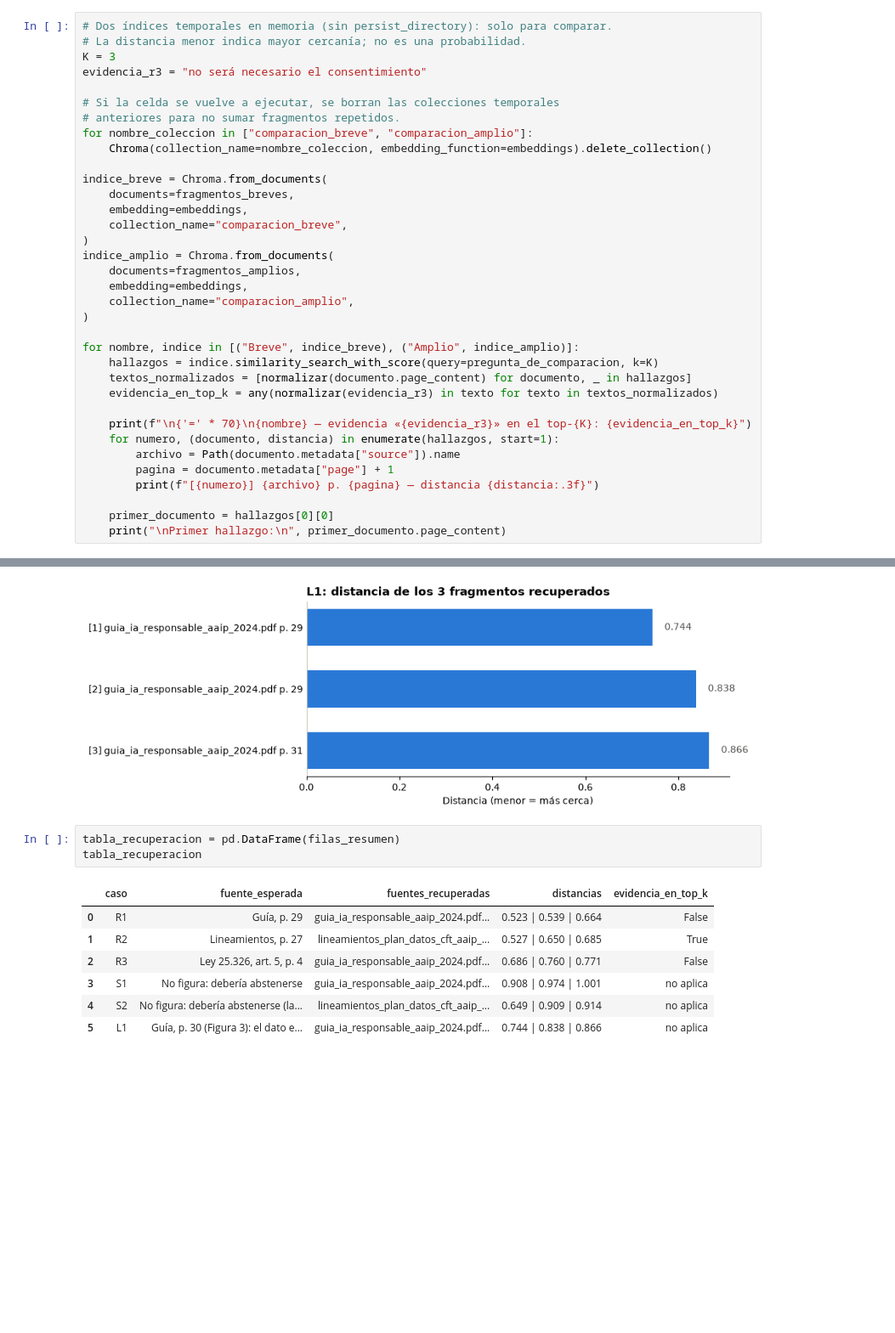
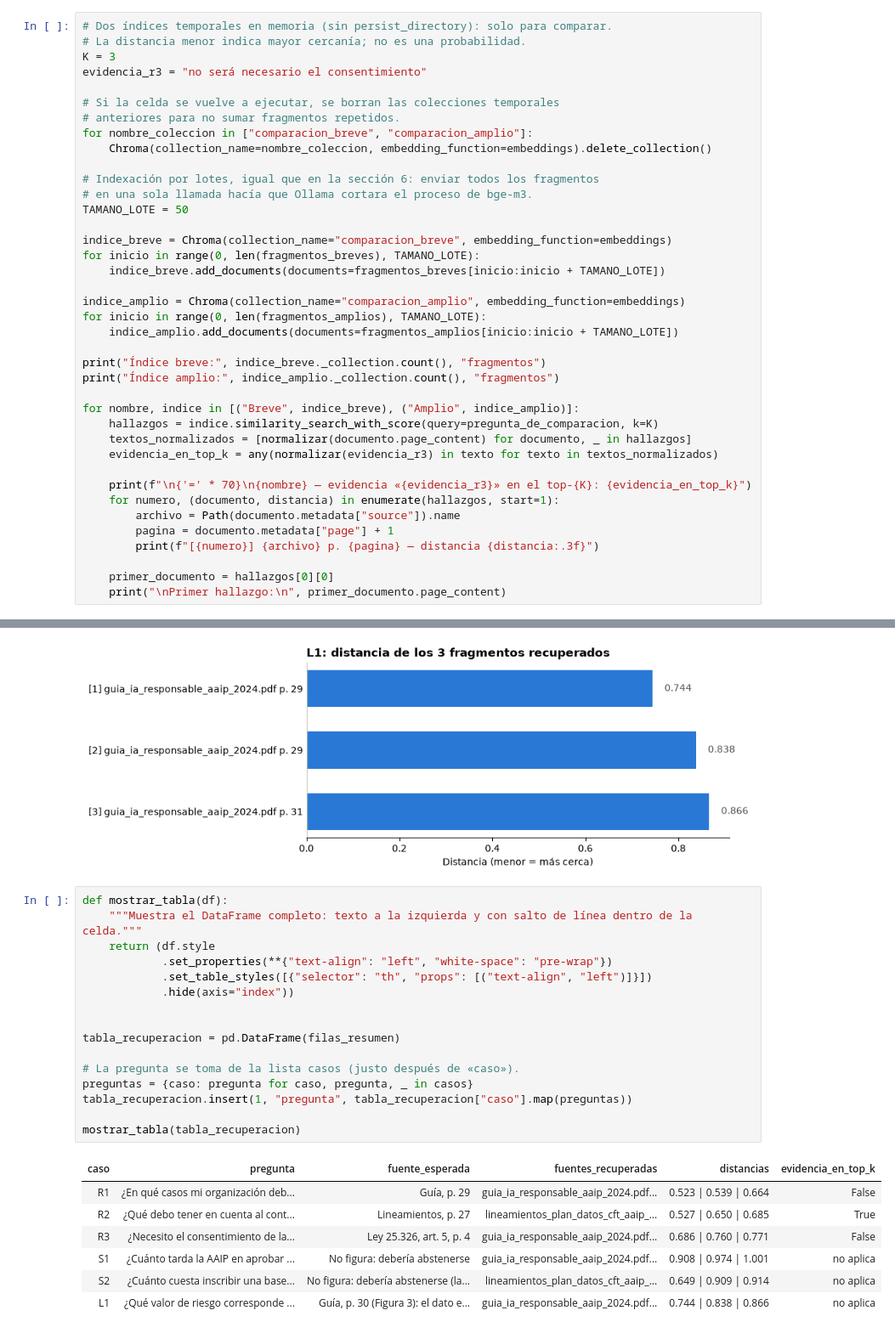
Before and after one commit to Joselyn-Traviezo/traviezo-joselyn-pln-2c-2026, a Jupyter notebook: TP2_PNL_2026/rag_integrador.ipynb, the cells around one changed output, grey strips where cells are left out. Shown at 85% size. Drawn from its saved outputs; the diff is of its cells as text; blank space fills up the shorter version.

```diff
--- a/TP2_PNL_2026/rag_integrador.ipynb
+++ b/TP2_PNL_2026/rag_integrador.ipynb
@@ -361,16 +361,20 @@ evidencia_r3 = "no será necesario el consentimiento"
 for nombre_coleccion in ["comparacion_breve", "comparacion_amplio"]:
     Chroma(collection_name=nombre_coleccion, embedding_function=embeddings).delete_collection()
 
-indice_breve = Chroma.from_documents(
-    documents=fragmentos_breves,
-    embedding=embeddings,
-    collection_name="comparacion_breve",
-)
-indice_amplio = Chroma.from_documents(
-    documents=fragmentos_amplios,
-    embedding=embeddings,
-    collection_name="comparacion_amplio",
-)
+# Indexación por lotes, igual que en la sección 6: enviar todos los fragmentos
+# en una sola llamada hacía que Ollama cortara el proceso de bge-m3.
+TAMANO_LOTE = 50
+
+indice_breve = Chroma(collection_name="comparacion_breve", embedding_function=embeddings)
+for inicio in range(0, len(fragmentos_breves), TAMANO_LOTE):
+    indice_breve.add_documents(documents=fragmentos_breves[inicio:inicio + TAMANO_LOTE])
+
+indice_amplio = Chroma(collection_name="comparacion_amplio", embedding_function=embeddings)
+for inicio in range(0, len(fragmentos_amplios), TAMANO_LOTE):
+    indice_amplio.add_documents(documents=fragmentos_amplios[inicio:inicio + TAMANO_LOTE])
+
+print("Índice breve:", indice_breve._collection.count(), "fragmentos")
+print("Índice amplio:", indice_amplio._collection.count(), "fragmentos")
 
 for nombre, indice in [("Breve", indice_breve), ("Amplio", indice_amplio)]:
     hallazgos = indice.similarity_search_with_score(query=pregunta_de_comparacion, k=K)
@@ -685,16 +689,29 @@ pueden presentar este tipo de riesgo n
 Evidencia en el top-3: no aplica
 [figure]
 # %%
+def mostrar_tabla(df):
+    """Muestra el DataFrame completo: texto a la izquierda y con salto de línea dentro de la celda."""
+    return (df.style
+            .set_properties(**{"text-align": "left", "white-space": "pre-wrap"})
+            .set_table_styles([{"selector": "th", "props": [("text-align", "left")]}])
+            .hide(axis="index"))
+
+
 tabla_recuperacion = pd.DataFrame(filas_resumen)
-tabla_recuperacion
+
+# La pregunta se toma de la lista casos (justo después de «caso»).
+preguntas = {caso: pregunta for caso, pregunta, _ in casos}
+tabla_recuperacion.insert(1, "pregunta", tabla_recuperacion["caso"].map(preguntas))
+
+mostrar_tabla(tabla_recuperacion)
 # %% [output]
-|  | caso | fuente_esperada | fuentes_recuperadas | distancias | evidencia_en_top_k |
-| 0 | R1 | Guía, p. 29 | guia_ia_responsable_aaip_2024.pdf... | 0.523 | 0.539 | 0.664 | False |
-| 1 | R2 | Lineamientos, p. 27 | lineamientos_plan_datos_cft_aaip_... | 0.527 | 0.650 | 0.685 | True |
-| 2 | R3 | Ley 25.326, art. 5, p. 4 | guia_ia_responsable_aaip_2024.pdf... | 0.686 | 0.760 | 0.771 | False |
-| 3 | S1 | No figura: debería abstenerse | guia_ia_responsable_aaip_2024.pdf... | 0.908 | 0.974 | 1.001 | no aplica |
-| 4 | S2 | No figura: debería abstenerse (la... | lineamientos_plan_datos_cft_aaip_... | 0.649 | 0.909 | 0.914 | no aplica |
-| 5 | L1 | Guía, p. 30 (Figura 3): el dato e... | guia_ia_responsable_aaip_2024.pdf... | 0.744 | 0.838 | 0.866 | no aplica |
+| caso | pregunta | fuente_esperada | fuentes_recuperadas | distancias | evidencia_en_top_k |
+| R1 | ¿En qué casos mi organización deb... | Guía, p. 29 | guia_ia_responsable_aaip_2024.pdf... | 0.523 | 0.539 | 0.664 | False |
+| R2 | ¿Qué debo tener en cuenta al cont... | Lineamientos, p. 27 | lineamientos_plan_datos_cft_aaip_... | 0.527 | 0.650 | 0.685 | True |
+| R3 | ¿Necesito el consentimiento de la... | Ley 25.326, art. 5, p. 4 | guia_ia_responsable_aaip_2024.pdf... | 0.686 | 0.760 | 0.771 | False |
+| S1 | ¿Cuánto tarda la AAIP en aprobar ... | No figura: debería abstenerse | guia_ia_responsable_aaip_2024.pdf... | 0.908 | 0.974 | 1.001 | no aplica |
+| S2 | ¿Cuánto cuesta inscribir una base... | No figura: debería abstenerse (la... | lineamientos_plan_datos_cft_aaip_... | 0.649 | 0.909 | 0.914 | no aplica |
+| L1 | ¿Qué valor de riesgo corresponde ... | Guía, p. 30 (Figura 3): el dato e... | guia_ia_responsable_aaip_2024.pdf... | 0.744 | 0.838 | 0.866 | no aplica |
 # %%
 # Diagnóstico de los casos cuya evidencia no entró al top-K.
 # 1) ¿Algún fragmento del índice contiene la evidencia completa? Si ninguno la
```
Also changed, not shown: parts of 20 cells of this notebook, 1 other file.
